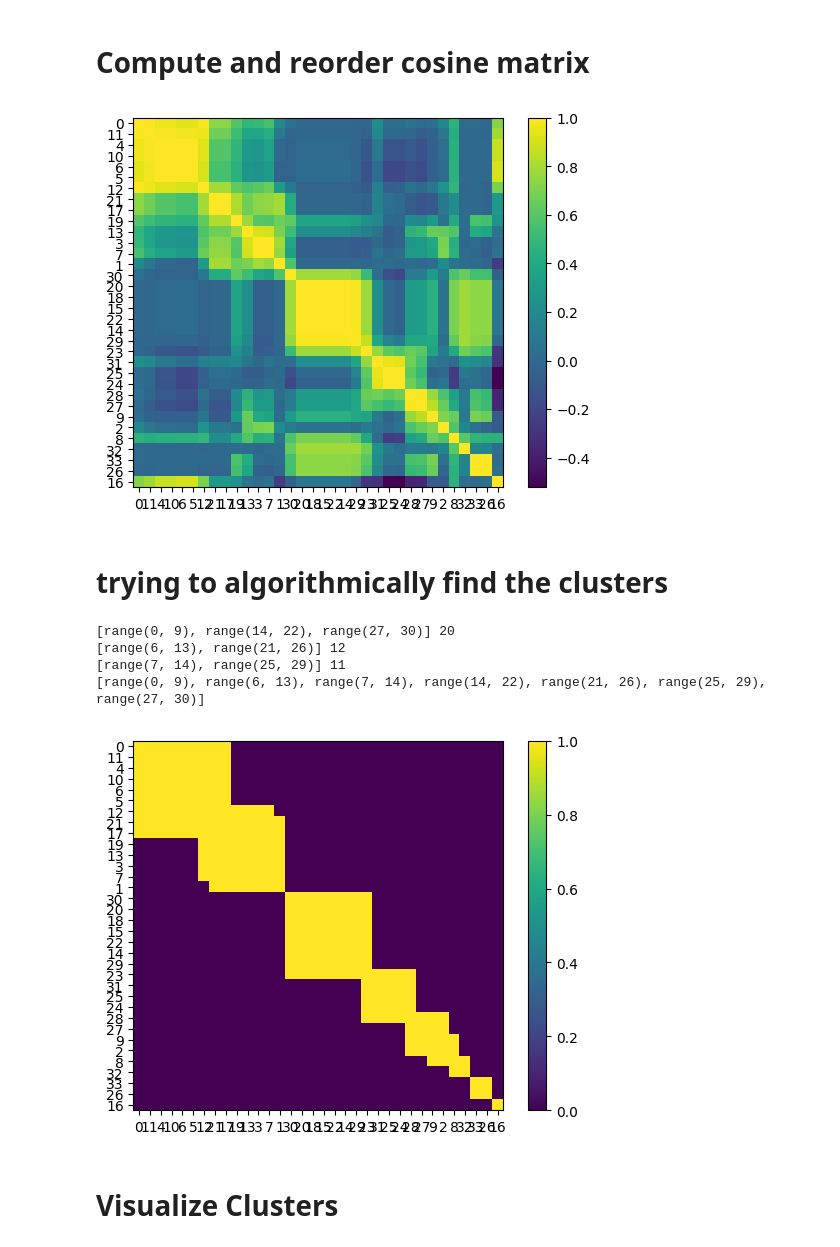
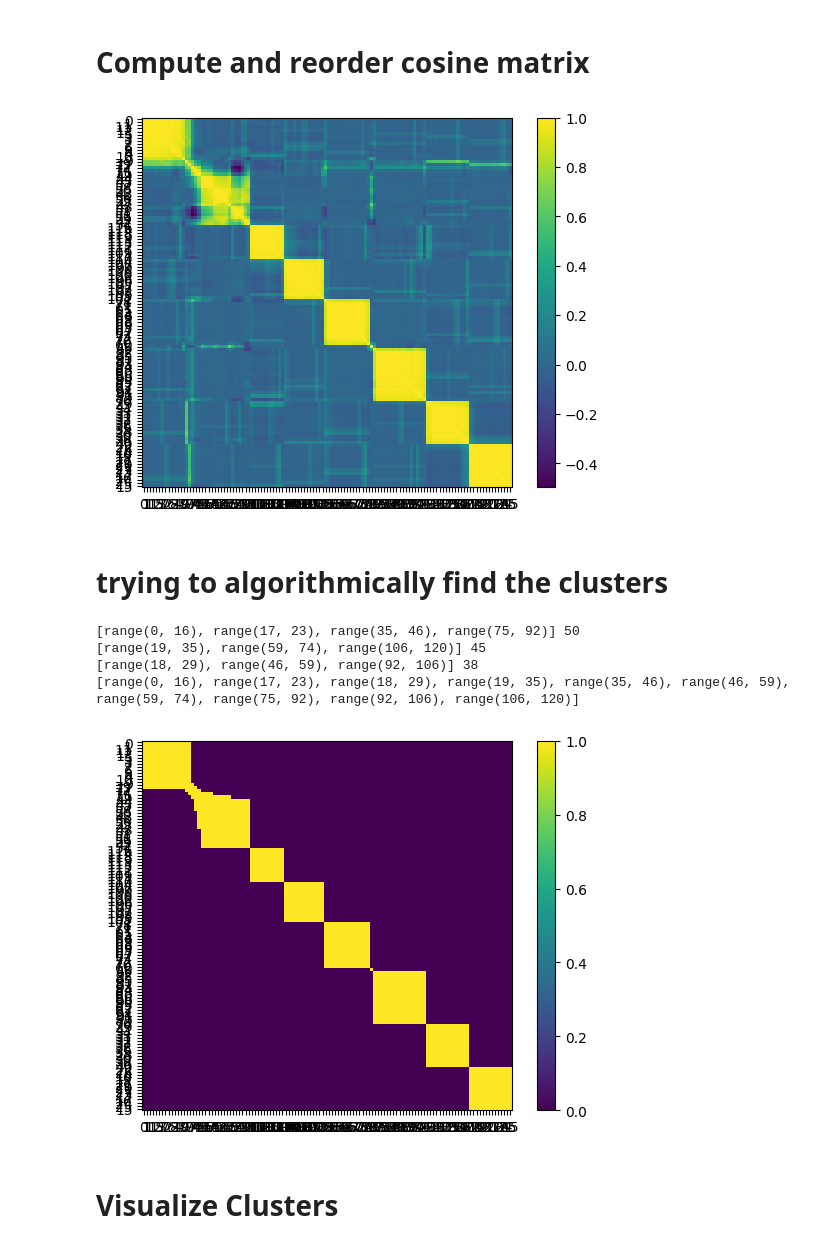
Before and after one commit to xiao278/svd_applications, a Jupyter notebook: community_detection_implementation.ipynb, the cells around one changed output. Drawn from its saved outputs; the diff is of its cells as text; code cells hidden in the pictures.

Commit message:
use better graph and temprary disable  disjoint clustering

```diff
--- a/community_detection_implementation.ipynb
+++ b/community_detection_implementation.ipynb
@@ -40,10 +40,10 @@ from IPython.display import display
 # }
 
 # AL = nx.to_dict_of_lists(nx.davis_southern_women_graph())
-AL = nx.to_dict_of_lists(nx.karate_club_graph())
+# AL = nx.to_dict_of_lists(nx.karate_club_graph())
 # AL = nx.to_dict_of_lists(
 #     nx.LFR_benchmark_graph(
-#         n=600,
+#         n=300,
 #         tau1=2.5,
 #         tau2=1.5,
 #         mu=0.1,
@@ -52,6 +52,16 @@ AL = nx.to_dict_of_lists(nx.karate_club_graph())
 #         seed=43
 #     )
 # )
+AL = nx.to_dict_of_lists(
+    nx.gaussian_random_partition_graph(
+        n=120,
+        p_in=0.8,
+        p_out=0.01,
+        s=15,
+        v=3,
+        seed=42
+    )
+)
 
 # top_nodes, bottom_nodes = bipartite.sets(nx.davis_southern_women_graph())
 
@@ -77,7 +87,7 @@ V = Vt.T
 S = np.diag(S)
 # %%
 svs = np.diag(S)
-k = calc_elbow(svs) #0.6 or 0.95 depending on what graph u use
+k = calc_elbow(svs, 0.9) #0.6 or 0.95 depending on what graph u use, more clear graph structures require less
 sns.lineplot(svs)
 sns.scatterplot(x=[k], y=[svs[k]], color='red')
 plt.show()
@@ -113,25 +123,25 @@ plt.yticks(range(len(INDEX)), INDEX)
 plt.colorbar()
 plt.show() #17-25
 # %% [output]
-[figure, old version]
+[figure, new version]
 # %% [markdown]
 # trying to algorithmically find the clusters
 # %%
 cluster_result = detect_cluster_structure(CM_REORDERED, 0.05)
-clusters = find_clusters(cluster_result)
+clusters = find_clusters(cluster_result, min_cluster_size=5)
 (cluster_partitions, prev_clusters) = partition_clusters(clusters)
 print(clusters)
 plt.imshow(cluster_result, cmap='viridis')
 plt.xticks(range(len(INDEX)), INDEX)
 plt.yticks(range(len(INDEX)), INDEX)
 plt.colorbar()
 plt.show()
 # %% [output]
-[range(0, 9), range(14, 22), range(27, 30)] 20
-[range(6, 13), range(21, 26)] 12
-[range(7, 14), range(25, 29)] 11
-[range(0, 9), range(6, 13), range(7, 14), range(14, 22), range(21, 26), range(25, 29), range(27, 30)]
+[range(0, 16), range(17, 23), range(35, 46), range(75, 92)] 50
+[range(19, 35), range(59, 74), range(106, 120)] 45
+[range(18, 29), range(46, 59), range(92, 106)] 38
+[range(0, 16), range(17, 23), range(18, 29), range(19, 35), range(35, 46), range(46, 59), range(59, 74), range(75, 92), range(92, 106), range(106, 120)]
-[figure, old version]
+[figure, new version]
 # %% [markdown]
 # Visualize Clusters
 # %%
```
Also changed, not shown: parts of 3 cells of this notebook.
